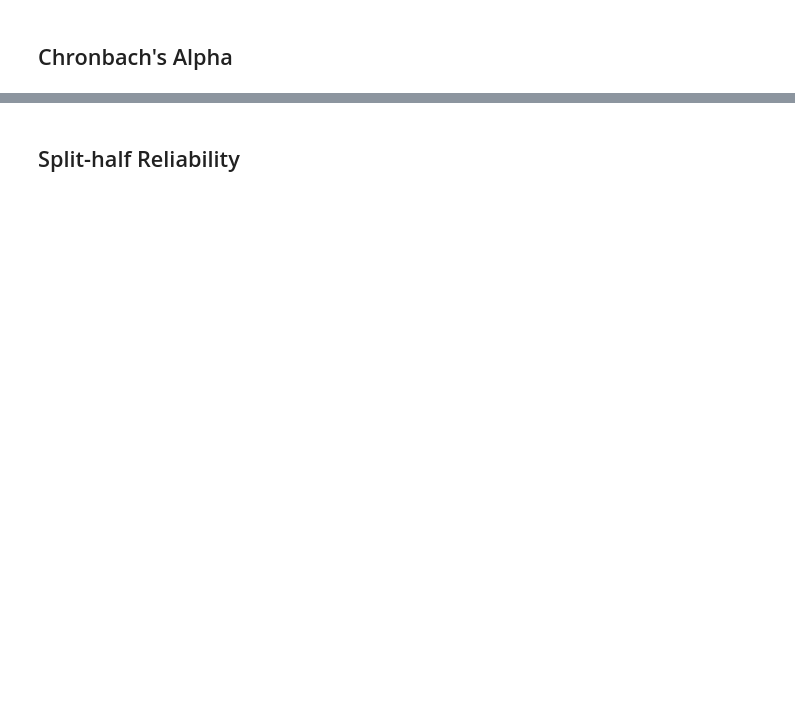
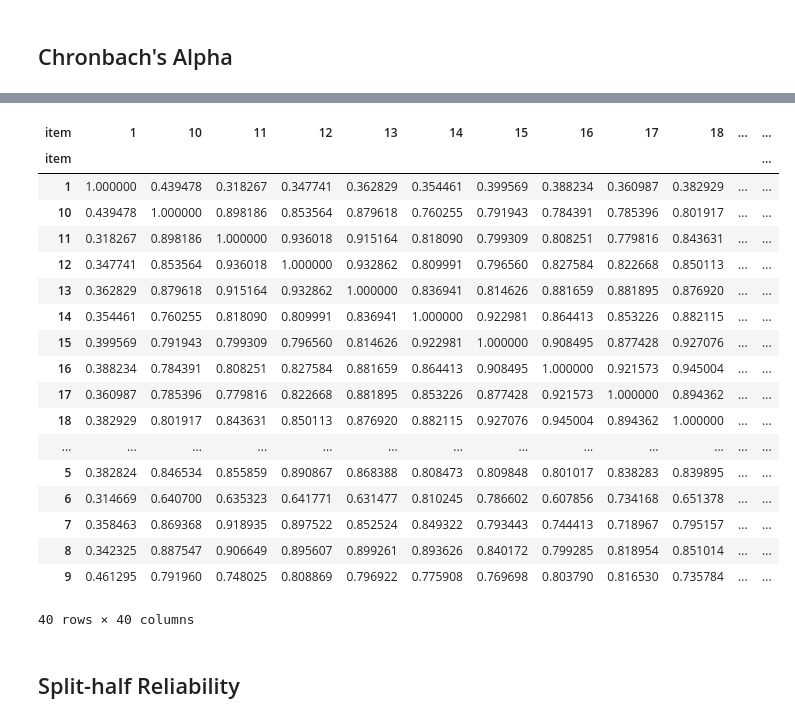
Before and after one commit to jelenameyer/GenInLLM, a Jupyter notebook: data_analysis/reliability_analysis.ipynb, the cells around one changed output, grey strips where cells are left out. Cells and saved outputs as stored; diff of their text form; code cells hidden in the pictures; blank space fills up the shorter version.

```diff
--- a/data_analysis/reliability_analysis.ipynb
+++ b/data_analysis/reliability_analysis.ipynb
@@ -108,3 +149,29 @@ display(alpha_df)
+# %%
+df_wide = all_data[all_data["experiment"] == "SSSV scale"].pivot_table(index='model', columns='item', values='score')
+
+# Compute correlation between models
+correlations = df_wide.corr()
+correlations
+# %% [output]
+| item | 1 | 10 | 11 | 12 | 13 | 14 | 15 | 16 | 17 | 18 | ... | ... |
+| item |  |  |  |  |  |  |  |  |  |  |  | ... |
+| 1 | 1.000000 | 0.439478 | 0.318267 | 0.347741 | 0.362829 | 0.354461 | 0.399569 | 0.388234 | 0.360987 | 0.382929 | ... | ... |
+| 10 | 0.439478 | 1.000000 | 0.898186 | 0.853564 | 0.879618 | 0.760255 | 0.791943 | 0.784391 | 0.785396 | 0.801917 | ... | ... |
+| 11 | 0.318267 | 0.898186 | 1.000000 | 0.936018 | 0.915164 | 0.818090 | 0.799309 | 0.808251 | 0.779816 | 0.843631 | ... | ... |
+| 12 | 0.347741 | 0.853564 | 0.936018 | 1.000000 | 0.932862 | 0.809991 | 0.796560 | 0.827584 | 0.822668 | 0.850113 | ... | ... |
+| 13 | 0.362829 | 0.879618 | 0.915164 | 0.932862 | 1.000000 | 0.836941 | 0.814626 | 0.881659 | 0.881895 | 0.876920 | ... | ... |
+| 14 | 0.354461 | 0.760255 | 0.818090 | 0.809991 | 0.836941 | 1.000000 | 0.922981 | 0.864413 | 0.853226 | 0.882115 | ... | ... |
+| 15 | 0.399569 | 0.791943 | 0.799309 | 0.796560 | 0.814626 | 0.922981 | 1.000000 | 0.908495 | 0.877428 | 0.927076 | ... | ... |
+| 16 | 0.388234 | 0.784391 | 0.808251 | 0.827584 | 0.881659 | 0.864413 | 0.908495 | 1.000000 | 0.921573 | 0.945004 | ... | ... |
+| 17 | 0.360987 | 0.785396 | 0.779816 | 0.822668 | 0.881895 | 0.853226 | 0.877428 | 0.921573 | 1.000000 | 0.894362 | ... | ... |
+| 18 | 0.382929 | 0.801917 | 0.843631 | 0.850113 | 0.876920 | 0.882115 | 0.927076 | 0.945004 | 0.894362 | 1.000000 | ... | ... |
+| ... | ... | ... | ... | ... | ... | ... | ... | ... | ... | ... | ... | ... |
+| 5 | 0.382824 | 0.846534 | 0.855859 | 0.890867 | 0.868388 | 0.808473 | 0.809848 | 0.801017 | 0.838283 | 0.839895 | ... | ... |
+| 6 | 0.314669 | 0.640700 | 0.635323 | 0.641771 | 0.631477 | 0.810245 | 0.786602 | 0.607856 | 0.734168 | 0.651378 | ... | ... |
+| 7 | 0.358463 | 0.869368 | 0.918935 | 0.897522 | 0.852524 | 0.849322 | 0.793443 | 0.744413 | 0.718967 | 0.795157 | ... | ... |
+| 8 | 0.342325 | 0.887547 | 0.906649 | 0.895607 | 0.899261 | 0.893626 | 0.840172 | 0.799285 | 0.818954 | 0.851014 | ... | ... |
+| 9 | 0.461295 | 0.791960 | 0.748025 | 0.808869 | 0.796922 | 0.775908 | 0.769698 | 0.803790 | 0.816530 | 0.735784 | ... | ... |
+40 rows × 40 columns
 # %% [markdown]
 ## Split-half Reliability
 # %%
```
Also changed, not shown: parts of 7 cells of this notebook.
